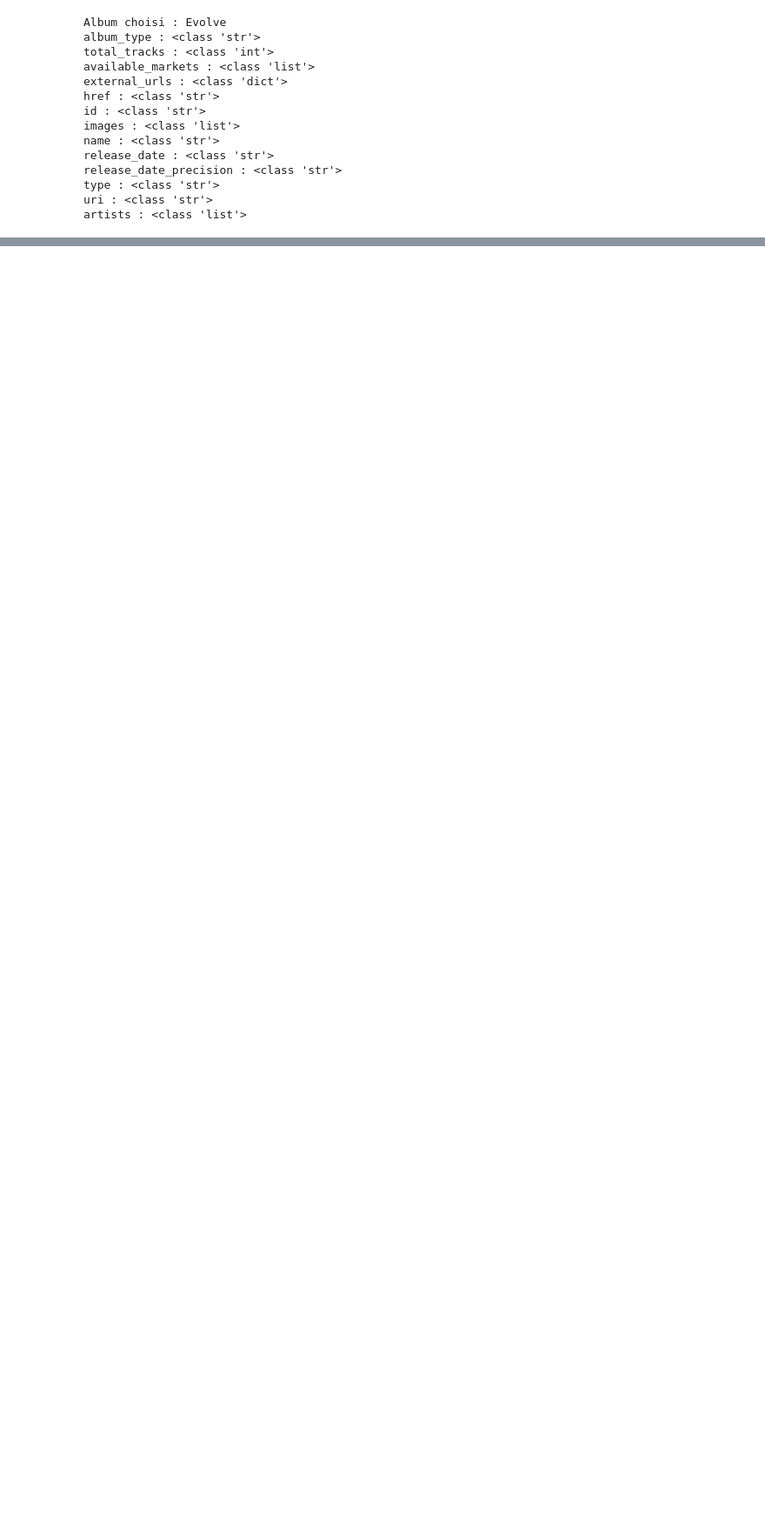
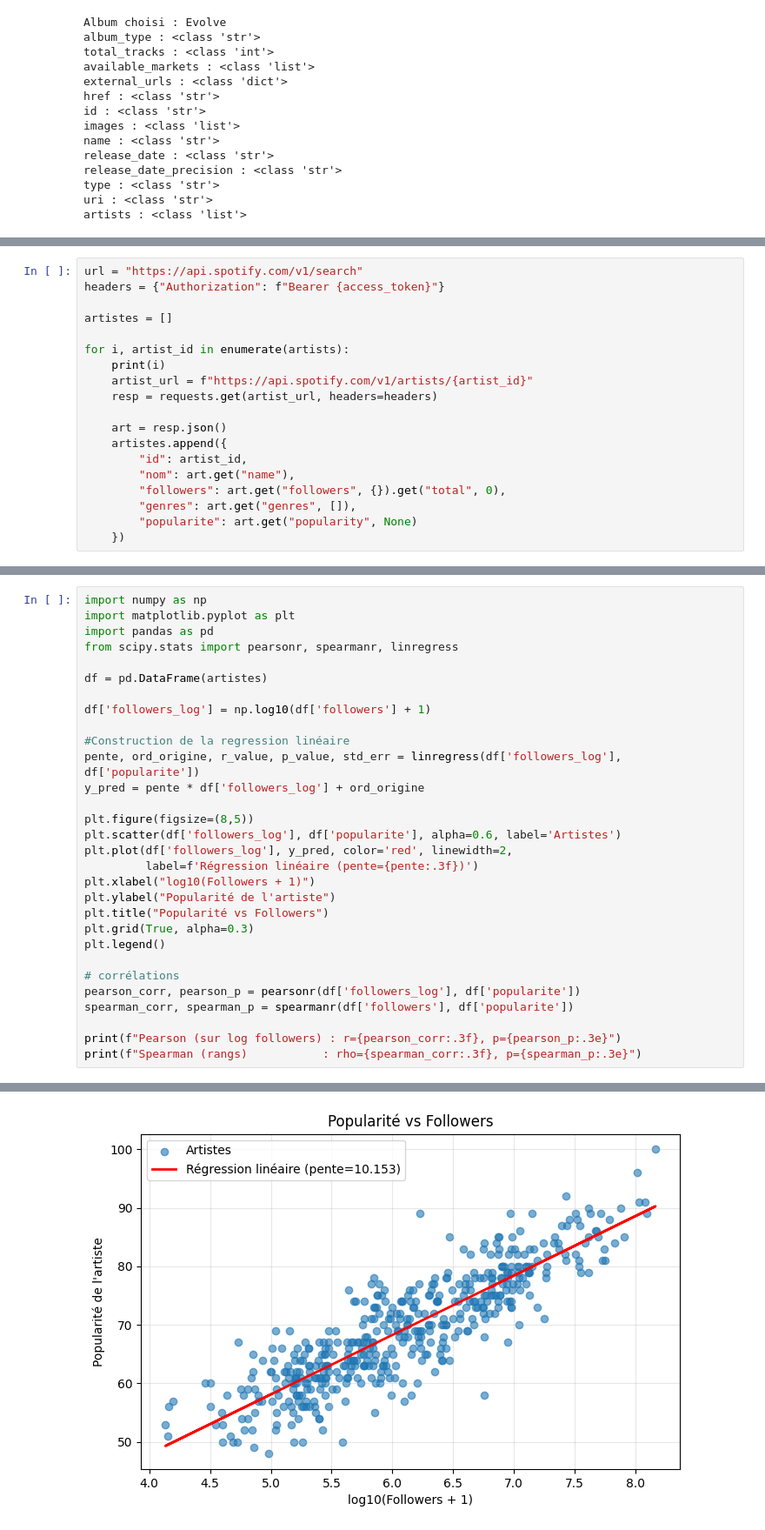
Before and after one commit to Noemie03/Delight, a Jupyter notebook: script.ipynb, the cells around one changed output, grey strips where cells are left out. Shown: that part at 87% size. Drawn from its saved outputs; the diff is of its cells as text; blank space fills up the shorter version.

```diff
--- a/script.ipynb
+++ b/script.ipynb
@@ -161,0 +312,19 @@ for i in range(2020,2025,1):
+# %%
+url = "https://api.spotify.com/v1/search"
+headers = {"Authorization": f"Bearer {access_token}"}
+
+artistes = []
+
+for i, artist_id in enumerate(artists):
+    print(i)
+    artist_url = f"https://api.spotify.com/v1/artists/{artist_id}"
+    resp = requests.get(artist_url, headers=headers)
+
+    art = resp.json()
+    artistes.append({
+        "id": artist_id,
+        "nom": art.get("name"),
+        "followers": art.get("followers", {}).get("total", 0),
+        "genres": art.get("genres", []),
+        "popularite": art.get("popularity", None)
+    })
@@ -161,0 +416,31 @@ for i in range(2020,2025,1):
+# %%
+import numpy as np
+import matplotlib.pyplot as plt
+import pandas as pd
+from scipy.stats import pearsonr, spearmanr, linregress
+
+df = pd.DataFrame(artistes)
+
+df['followers_log'] = np.log10(df['followers'] + 1)
+
+#Construction de la regression linéaire
+pente, ord_origine, r_value, p_value, std_err = linregress(df['followers_log'], df['popularite'])
+y_pred = pente * df['followers_log'] + ord_origine
+
+plt.figure(figsize=(8,5))
+plt.scatter(df['followers_log'], df['popularite'], alpha=0.6, label='Artistes')
+plt.plot(df['followers_log'], y_pred, color='red', linewidth=2,
+         label=f'Régression linéaire (pente={pente:.3f})')
+plt.xlabel("log10(Followers + 1)")
+plt.ylabel("Popularité de l'artiste")
+plt.title("Popularité vs Followers")
+plt.grid(True, alpha=0.3)
+plt.legend()
+
+# corrélations
+pearson_corr, pearson_p = pearsonr(df['followers_log'], df['popularite'])
+spearman_corr, spearman_p = spearmanr(df['followers'], df['popularite'])
+
+print(f"Pearson (sur log followers) : r={pearson_corr:.3f}, p={pearson_p:.3e}")
+print(f"Spearman (rangs)           : rho={spearman_corr:.3f}, p={spearman_p:.3e}")
+# %% [output]
@@ -161,0 +449 @@ for i in range(2020,2025,1):
+[figure, added]
```
Also changed, not shown: parts of 33 cells of this notebook.
